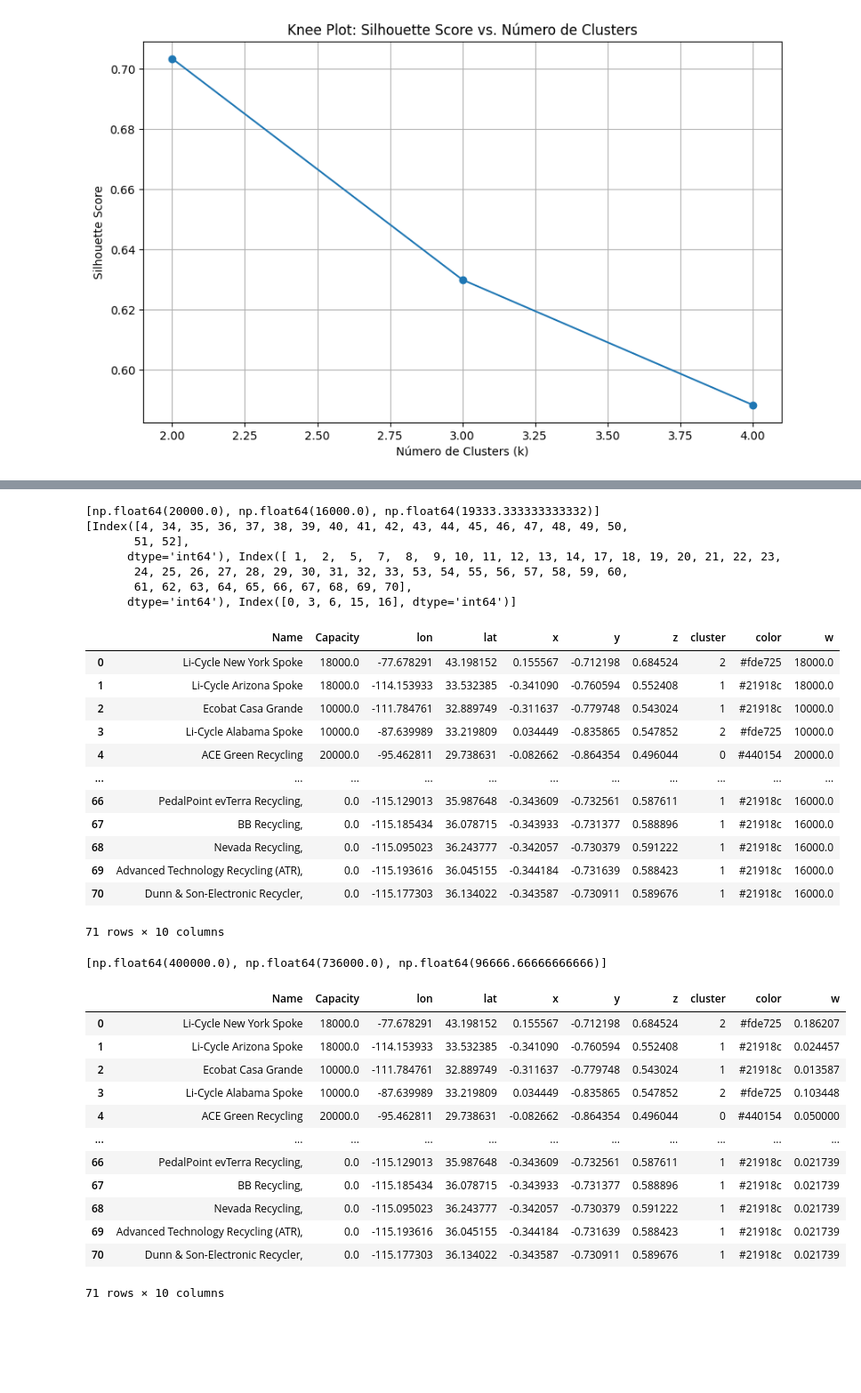
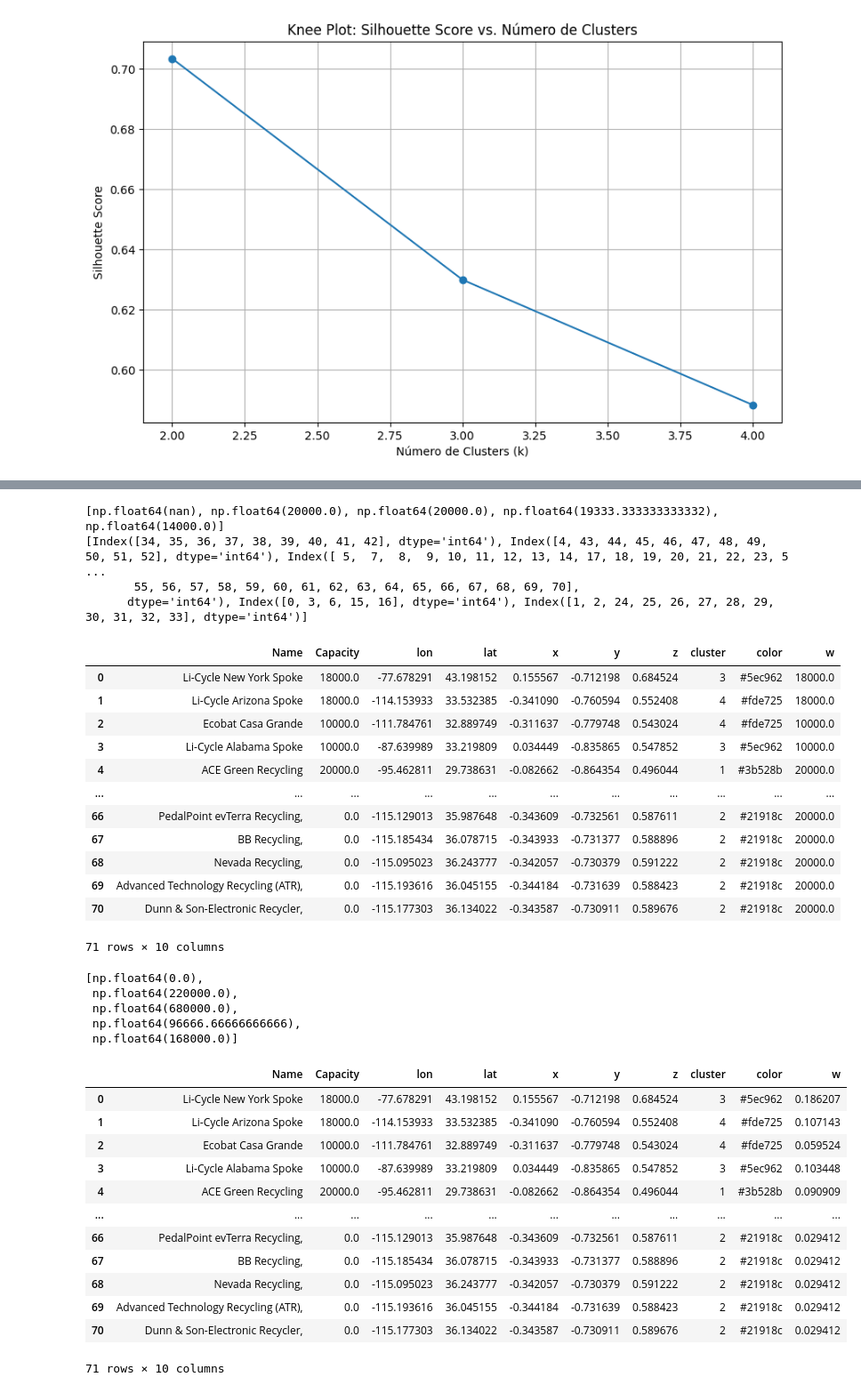
Before and after one commit to CSIPro/Recycling, a Jupyter notebook: KMeans_Without_Distances/Weighted_KMeans/Lithium_Recycling_And_EWaste_Collection.ipynb, the cells around one changed output, grey strips where cells are left out. Shown at 89% size. Drawn from its saved outputs; the diff is of its cells as text; code cells hidden in the pictures; blank space fills up the shorter version.

Commit message:
Weighted centroids

```diff
--- a/KMeans_Without_Distances/Weighted_KMeans/Lithium_Recycling_And_EWaste_Collection.ipynb
+++ b/KMeans_Without_Distances/Weighted_KMeans/Lithium_Recycling_And_EWaste_Collection.ipynb
@@ -59,7 +59,7 @@ plt.show()
 # %% [output]
 [figure]
 # %%
-k=3
+k=5
 kmeans = KMeans(n_clusters=k, random_state=42, n_init=10)
 cluster_labels = kmeans.fit_predict(X)
 sil_score = silhouette_score(X, cluster_labels)
@@ -176,13 +176,10 @@ for cluster_id in unique_clusters:
 print(clusters_weight_avgs)
 print(clusters)
 # %% [output]
-[np.float64(20000.0), np.float64(16000.0), np.float64(19333.333333333332)]
-[Index([4, 34, 35, 36, 37, 38, 39, 40, 41, 42, 43, 44, 45, 46, 47, 48, 49, 50,
-       51, 52],
-      dtype='int64'), Index([ 1,  2,  5,  7,  8,  9, 10, 11, 12, 13, 14, 17, 18, 19, 20, 21, 22, 23,
-       24, 25, 26, 27, 28, 29, 30, 31, 32, 33, 53, 54, 55, 56, 57, 58, 59, 60,
-       61, 62, 63, 64, 65, 66, 67, 68, 69, 70],
-      dtype='int64'), Index([0, 3, 6, 15, 16], dtype='int64')]
+[np.float64(nan), np.float64(20000.0), np.float64(20000.0), np.float64(19333.333333333332), np.float64(14000.0)]
+[Index([34, 35, 36, 37, 38, 39, 40, 41, 42], dtype='int64'), Index([4, 43, 44, 45, 46, 47, 48, 49, 50, 51, 52], dtype='int64'), Index([ 5,  7,  8,  9, 10, 11, 12, 13, 14, 17, 18, 19, 20, 21, 22, 23, 5 ...
+       55, 56, 57, 58, 59, 60, 61, 62, 63, 64, 65, 66, 67, 68, 69, 70],
+      dtype='int64'), Index([0, 3, 6, 15, 16], dtype='int64'), Index([1, 2, 24, 25, 26, 27, 28, 29, 30, 31, 32, 33], dtype='int64')]
 # %%
 #Fill the empty spaces with the current average
 
@@ -195,17 +192,17 @@ for rowIndex in range(len(combined_df)):
 combined_df
 # %% [output]
 |  | Name | Capacity | lon | lat | x | y | z | cluster | color | w |
-| 0 | Li-Cycle New York Spoke | 18000.0 | -77.678291 | 43.198152 | 0.155567 | -0.712198 | 0.684524 | 2 | #fde725 | 18000.0 |
-| 1 | Li-Cycle Arizona Spoke | 18000.0 | -114.153933 | 33.532385 | -0.341090 | -0.760594 | 0.552408 | 1 | #21918c | 18000.0 |
-| 2 | Ecobat Casa Grande | 10000.0 | -111.784761 | 32.889749 | -0.311637 | -0.779748 | 0.543024 | 1 | #21918c | 10000.0 |
-| 3 | Li-Cycle Alabama Spoke | 10000.0 | -87.639989 | 33.219809 | 0.034449 | -0.835865 | 0.547852 | 2 | #fde725 | 10000.0 |
-| 4 | ACE Green Recycling | 20000.0 | -95.462811 | 29.738631 | -0.082662 | -0.864354 | 0.496044 | 0 | #440154 | 20000.0 |
+| 0 | Li-Cycle New York Spoke | 18000.0 | -77.678291 | 43.198152 | 0.155567 | -0.712198 | 0.684524 | 3 | #5ec962 | 18000.0 |
+| 1 | Li-Cycle Arizona Spoke | 18000.0 | -114.153933 | 33.532385 | -0.341090 | -0.760594 | 0.552408 | 4 | #fde725 | 18000.0 |
+| 2 | Ecobat Casa Grande | 10000.0 | -111.784761 | 32.889749 | -0.311637 | -0.779748 | 0.543024 | 4 | #fde725 | 10000.0 |
+| 3 | Li-Cycle Alabama Spoke | 10000.0 | -87.639989 | 33.219809 | 0.034449 | -0.835865 | 0.547852 | 3 | #5ec962 | 10000.0 |
+| 4 | ACE Green Recycling | 20000.0 | -95.462811 | 29.738631 | -0.082662 | -0.864354 | 0.496044 | 1 | #3b528b | 20000.0 |
 | ... | ... | ... | ... | ... | ... | ... | ... | ... | ... | ... |
-| 66 | PedalPoint evTerra Recycling, | 0.0 | -115.129013 | 35.987648 | -0.343609 | -0.732561 | 0.587611 | 1 | #21918c | 16000.0 |
-| 67 | BB Recycling, | 0.0 | -115.185434 | 36.078715 | -0.343933 | -0.731377 | 0.588896 | 1 | #21918c | 16000.0 |
-| 68 | Nevada Recycling, | 0.0 | -115.095023 | 36.243777 | -0.342057 | -0.730379 | 0.591222 | 1 | #21918c | 16000.0 |
-| 69 | Advanced Technology Recycling (ATR), | 0.0 | -115.193616 | 36.045155 | -0.344184 | -0.731639 | 0.588423 | 1 | #21918c | 16000.0 |
-| 70 | Dunn & Son-Electronic Recycler, | 0.0 | -115.177303 | 36.134022 | -0.343587 | -0.730911 | 0.589676 | 1 | #21918c | 16000.0 |
+| 66 | PedalPoint evTerra Recycling, | 0.0 | -115.129013 | 35.987648 | -0.343609 | -0.732561 | 0.587611 | 2 | #21918c | 20000.0 |
+| 67 | BB Recycling, | 0.0 | -115.185434 | 36.078715 | -0.343933 | -0.731377 | 0.588896 | 2 | #21918c | 20000.0 |
+| 68 | Nevada Recycling, | 0.0 | -115.095023 | 36.243777 | -0.342057 | -0.730379 | 0.591222 | 2 | #21918c | 20000.0 |
+| 69 | Advanced Technology Recycling (ATR), | 0.0 | -115.193616 | 36.045155 | -0.344184 | -0.731639 | 0.588423 | 2 | #21918c | 20000.0 |
+| 70 | Dunn & Son-Electronic Recycler, | 0.0 | -115.177303 | 36.134022 | -0.343587 | -0.730911 | 0.589676 | 2 | #21918c | 20000.0 |
 71 rows × 10 columns
 # %%
 #Calculate weights
@@ -218,29 +215,33 @@ for cluster in clusters:
 
 clusters_weights
 # %% [output]
-[np.float64(400000.0), np.float64(736000.0), np.float64(96666.66666666666)]
+[np.float64(0.0),
+ np.float64(220000.0),
+ np.float64(680000.0),
+ np.float64(96666.66666666666),
+ np.float64(168000.0)]
 # %%
 for index, cluster in enumerate(clusters):
   cluster_weight = clusters_weights[index]
   for point_index in cluster:
     point = combined_df.loc[point_index]
-    combined_df.at[point_index, 'w'] = point['w'] / cluster_weight
+    combined_df.at[point_index, 'w'] = point['w'] / cluster_weight if cluster_weight else 1 / len(cluster)
 
 
 combined_df
 # %% [output]
 |  | Name | Capacity | lon | lat | x | y | z | cluster | color | w |
-| 0 | Li-Cycle New York Spoke | 18000.0 | -77.678291 | 43.198152 | 0.155567 | -0.712198 | 0.684524 | 2 | #fde725 | 0.186207 |
-| 1 | Li-Cycle Arizona Spoke | 18000.0 | -114.153933 | 33.532385 | -0.341090 | -0.760594 | 0.552408 | 1 | #21918c | 0.024457 |
-| 2 | Ecobat Casa Grande | 10000.0 | -111.784761 | 32.889749 | -0.311637 | -0.779748 | 0.543024 | 1 | #21918c | 0.013587 |
-| 3 | Li-Cycle Alabama Spoke | 10000.0 | -87.639989 | 33.219809 | 0.034449 | -0.835865 | 0.547852 | 2 | #fde725 | 0.103448 |
-| 4 | ACE Green Recycling | 20000.0 | -95.462811 | 29.738631 | -0.082662 | -0.864354 | 0.496044 | 0 | #440154 | 0.050000 |
+| 0 | Li-Cycle New York Spoke | 18000.0 | -77.678291 | 43.198152 | 0.155567 | -0.712198 | 0.684524 | 3 | #5ec962 | 0.186207 |
+| 1 | Li-Cycle Arizona Spoke | 18000.0 | -114.153933 | 33.532385 | -0.341090 | -0.760594 | 0.552408 | 4 | #fde725 | 0.107143 |
+| 2 | Ecobat Casa Grande | 10000.0 | -111.784761 | 32.889749 | -0.311637 | -0.779748 | 0.543024 | 4 | #fde725 | 0.059524 |
+| 3 | Li-Cycle Alabama Spoke | 10000.0 | -87.639989 | 33.219809 | 0.034449 | -0.835865 | 0.547852 | 3 | #5ec962 | 0.103448 |
+| 4 | ACE Green Recycling | 20000.0 | -95.462811 | 29.738631 | -0.082662 | -0.864354 | 0.496044 | 1 | #3b528b | 0.090909 |
 | ... | ... | ... | ... | ... | ... | ... | ... | ... | ... | ... |
-| 66 | PedalPoint evTerra Recycling, | 0.0 | -115.129013 | 35.987648 | -0.343609 | -0.732561 | 0.587611 | 1 | #21918c | 0.021739 |
-| 67 | BB Recycling, | 0.0 | -115.185434 | 36.078715 | -0.343933 | -0.731377 | 0.588896 | 1 | #21918c | 0.021739 |
-| 68 | Nevada Recycling, | 0.0 | -115.095023 | 36.243777 | -0.342057 | -0.730379 | 0.591222 | 1 | #21918c | 0.021739 |
-| 69 | Advanced Technology Recycling (ATR), | 0.0 | -115.193616 | 36.045155 | -0.344184 | -0.731639 | 0.588423 | 1 | #21918c | 0.021739 |
-| 70 | Dunn & Son-Electronic Recycler, | 0.0 | -115.177303 | 36.134022 | -0.343587 | -0.730911 | 0.589676 | 1 | #21918c | 0.021739 |
+| 66 | PedalPoint evTerra Recycling, | 0.0 | -115.129013 | 35.987648 | -0.343609 | -0.732561 | 0.587611 | 2 | #21918c | 0.029412 |
+| 67 | BB Recycling, | 0.0 | -115.185434 | 36.078715 | -0.343933 | -0.731377 | 0.588896 | 2 | #21918c | 0.029412 |
+| 68 | Nevada Recycling, | 0.0 | -115.095023 | 36.243777 | -0.342057 | -0.730379 | 0.591222 | 2 | #21918c | 0.029412 |
+| 69 | Advanced Technology Recycling (ATR), | 0.0 | -115.193616 | 36.045155 | -0.344184 | -0.731639 | 0.588423 | 2 | #21918c | 0.029412 |
+| 70 | Dunn & Son-Electronic Recycler, | 0.0 | -115.177303 | 36.134022 | -0.343587 | -0.730911 | 0.589676 | 2 | #21918c | 0.029412 |
 71 rows × 10 columns
 # %%
 for cluster in clusters:
```
Also changed, not shown: parts of 8 cells of this notebook, 7 other files.
